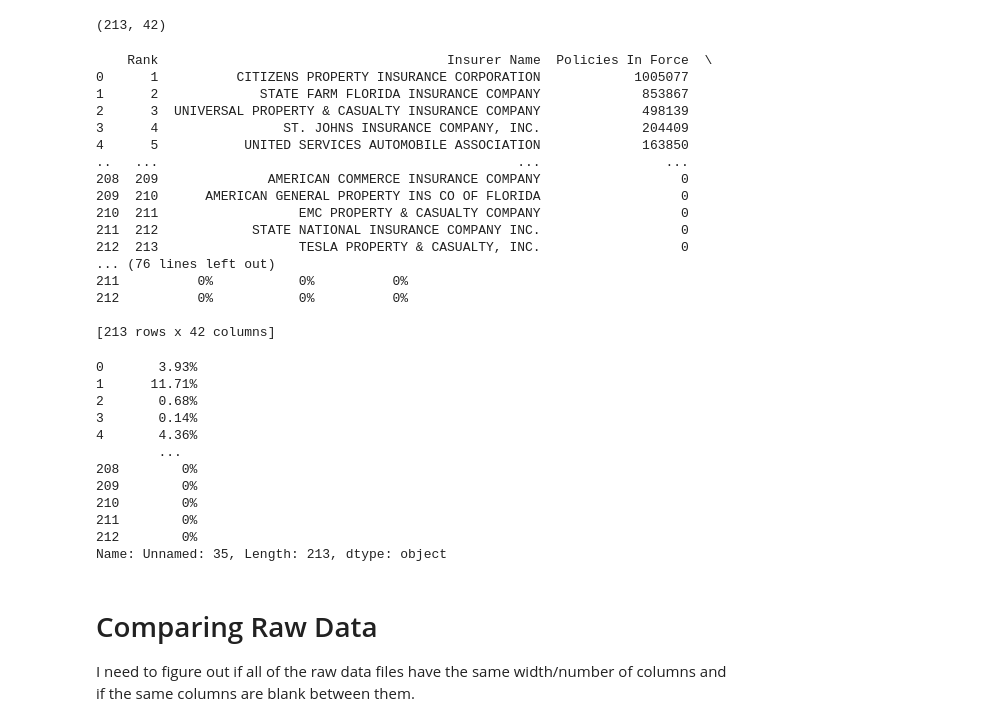
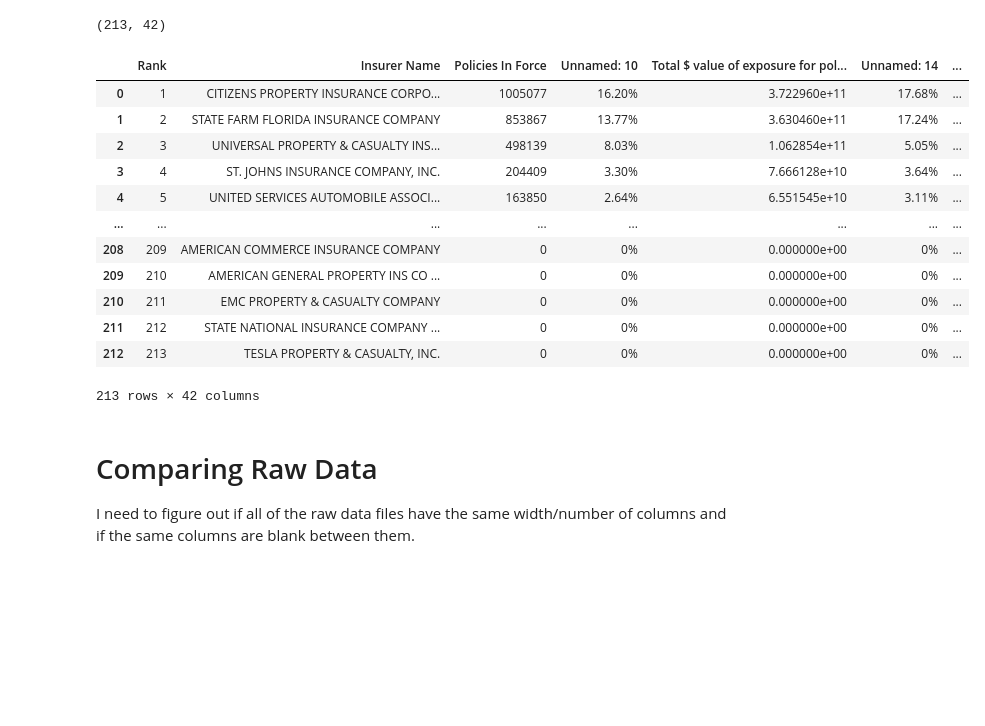
Before and after one commit to AlbertWKing/FL_Ins, a Jupyter notebook: data_import.ipynb, the cells around one changed output. Drawn from its saved outputs; the diff is of its cells as text; code cells hidden in the pictures; blank space fills up the shorter version.

Commit message:
updates confirming valid columns

```diff
--- a/data_import.ipynb
+++ b/data_import.ipynb
@@ -159,9 +159,9 @@ info[null_columns]
 # %%
 # pandas display options - https://pandas.pydata.org/docs/user_guide/options.html
 
-pd.options.display.max_rows
-# pd.options.display.max_columns = 50
-pd.reset_option("display.max_columns")
+# pd.options.display.max_rows
+pd.options.display.max_columns = 50
+# pd.reset_option("display.max_columns")
 # %%
 mod_df = info.copy().drop(labels=null_columns, axis = 1)
 
@@ -169,40 +169,21 @@ mod_df.shape
 # %% [output]
 (213, 42)
 # %%
-print(mod_df)
+display(mod_df)
 # %% [output]
+|  | Rank | Insurer Name | Policies In Force | Unnamed: 10 | Total $ value of exposure for pol... | Unnamed: 14 | ... |
+| 0 | 1 | CITIZENS PROPERTY INSURANCE CORPO... | 1005077 | 16.20% | 3.722960e+11 | 17.68% | ... |
+| 1 | 2 | STATE FARM FLORIDA INSURANCE COMPANY | 853867 | 13.77% | 3.630460e+11 | 17.24% | ... |
+| 2 | 3 | UNIVERSAL PROPERTY & CASUALTY INS... | 498139 | 8.03% | 1.062854e+11 | 5.05% | ... |
+| 3 | 4 | ST. JOHNS INSURANCE COMPANY, INC. | 204409 | 3.30% | 7.666128e+10 | 3.64% | ... |
+| 4 | 5 | UNITED SERVICES AUTOMOBILE ASSOCI... | 163850 | 2.64% | 6.551545e+10 | 3.11% | ... |
+| ... | ... | ... | ... | ... | ... | ... | ... |
+| 208 | 209 | AMERICAN COMMERCE INSURANCE COMPANY | 0 | 0% | 0.000000e+00 | 0% | ... |
+| 209 | 210 | AMERICAN GENERAL PROPERTY INS CO ... | 0 | 0% | 0.000000e+00 | 0% | ... |
+| 210 | 211 | EMC PROPERTY & CASUALTY COMPANY | 0 | 0% | 0.000000e+00 | 0% | ... |
+| 211 | 212 | STATE NATIONAL INSURANCE COMPANY ... | 0 | 0% | 0.000000e+00 | 0% | ... |
+| 212 | 213 | TESLA PROPERTY & CASUALTY, INC. | 0 | 0% | 0.000000e+00 | 0% | ... |
-    Rank                                     Insurer Name  Policies In Force  \
-0      1          CITIZENS PROPERTY INSURANCE CORPORATION            1005077
-1      2             STATE FARM FLORIDA INSURANCE COMPANY             853867
-2      3  UNIVERSAL PROPERTY & CASUALTY INSURANCE COMPANY             498139
-3      4                ST. JOHNS INSURANCE COMPANY, INC.             204409
-4      5           UNITED SERVICES AUTOMOBILE ASSOCIATION             163850
-..   ...                                              ...                ...
-208  209              AMERICAN COMMERCE INSURANCE COMPANY                  0
-209  210      AMERICAN GENERAL PROPERTY INS CO OF FLORIDA                  0
-210  211                  EMC PROPERTY & CASUALTY COMPANY                  0
-211  212            STATE NATIONAL INSURANCE COMPANY INC.                  0
-212  213                  TESLA PROPERTY & CASUALTY, INC.                  0
-... (76 lines left out)
-211          0%           0%          0%
-212          0%           0%          0%
-
-[213 rows x 42 columns]
+213 rows × 42 columns
-# %%
-info.loc[:,'Unnamed: 35']
-# %% [output]
-0       3.93%
-1      11.71%
-2       0.68%
-3       0.14%
-4       4.36%
-        ...
-208        0%
-209        0%
-210        0%
-211        0%
-212        0%
-Name: Unnamed: 35, Length: 213, dtype: object
 # %% [markdown]
 # Comparing Raw Data
 
```
Also changed, not shown: parts of 4 cells of this notebook.
